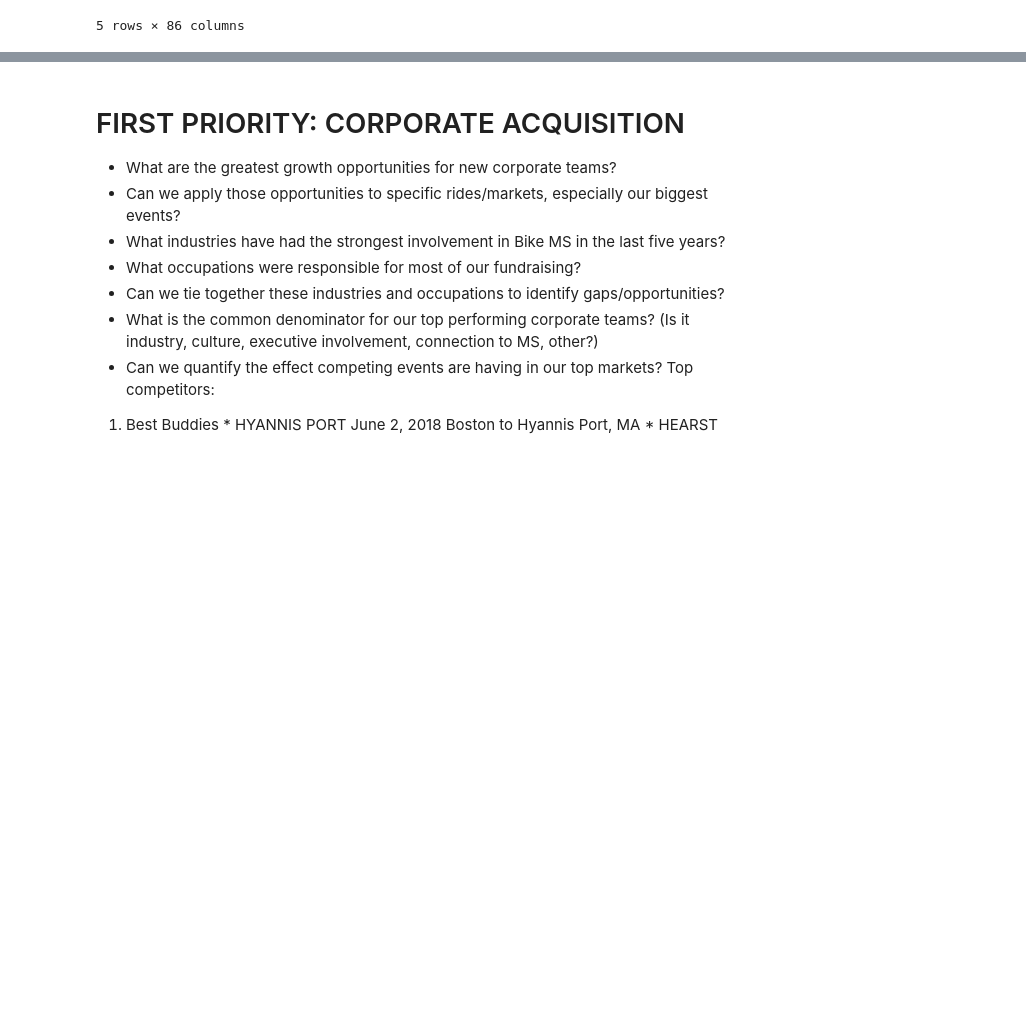
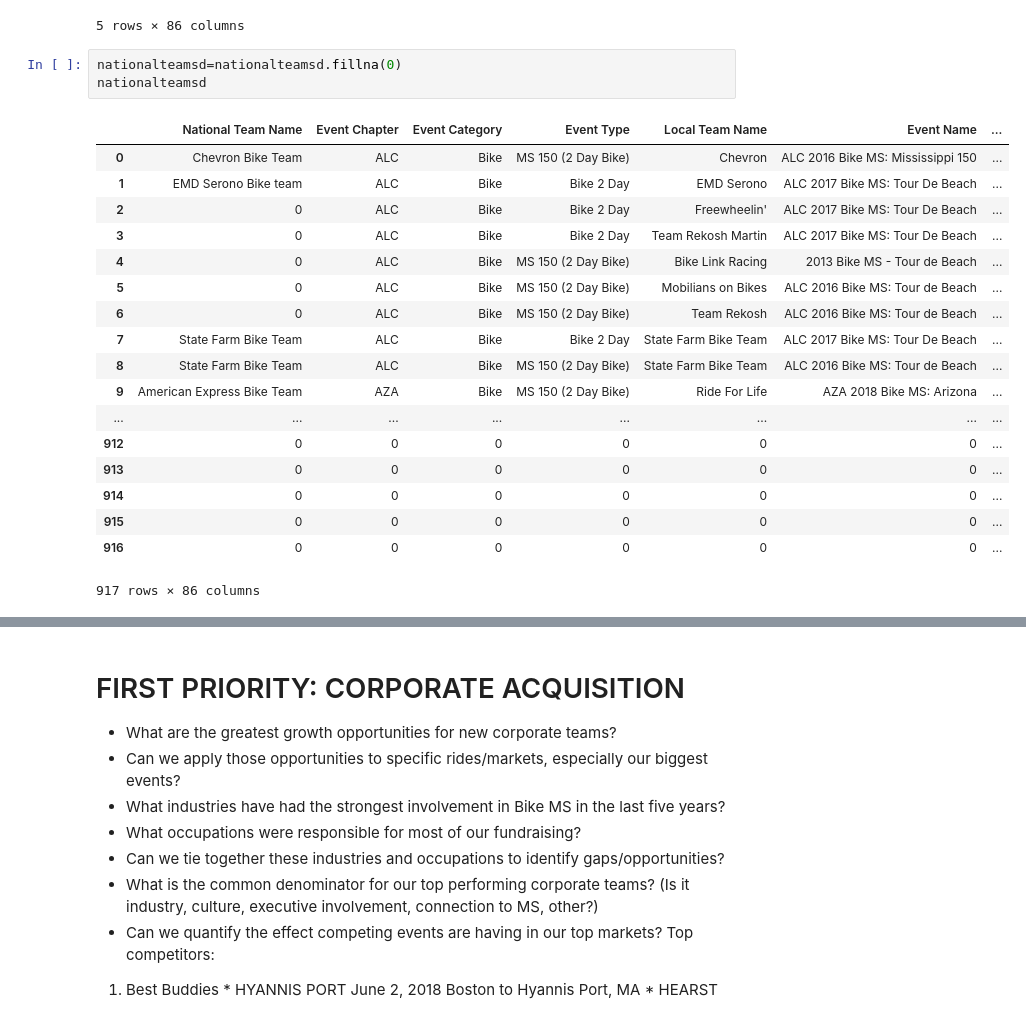
Before and after one commit to mills-jeffreyb/GENBA894, a Jupyter notebook: Mills_Jeff_CapstoneProject-National Bike Teams.ipynb, the cells around one changed output, grey strips where cells are left out. Cells and saved outputs as stored; diff of their text form; blank space fills up the shorter version.

```diff
--- a/Mills_Jeff_CapstoneProject-National Bike Teams.ipynb
+++ b/Mills_Jeff_CapstoneProject-National Bike Teams.ipynb
@@ -378,6 +419,28 @@ nationalteamsd.head()
 | 3 | NaN | ALC | Bike | Bike 2 Day | Team Rekosh Martin | ALC 2017 Bike MS: Tour De Beach | ... |
 | 4 | NaN | ALC | Bike | MS 150 (2 Day Bike) | Bike Link Racing | 2013 Bike MS - Tour de Beach | ... |
 5 rows × 86 columns
+# %%
+nationalteamsd=nationalteamsd.fillna(0)
+nationalteamsd
+# %% [output]
+|  | National Team Name | Event Chapter | Event Category | Event Type | Local Team Name | Event Name | ... |
+| 0 | Chevron Bike Team | ALC | Bike | MS 150 (2 Day Bike) | Chevron | ALC 2016 Bike MS: Mississippi 150 | ... |
+| 1 | EMD Serono Bike team | ALC | Bike | Bike 2 Day | EMD Serono | ALC 2017 Bike MS: Tour De Beach | ... |
+| 2 | 0 | ALC | Bike | Bike 2 Day | Freewheelin' | ALC 2017 Bike MS: Tour De Beach | ... |
+| 3 | 0 | ALC | Bike | Bike 2 Day | Team Rekosh Martin | ALC 2017 Bike MS: Tour De Beach | ... |
+| 4 | 0 | ALC | Bike | MS 150 (2 Day Bike) | Bike Link Racing | 2013 Bike MS - Tour de Beach | ... |
+| 5 | 0 | ALC | Bike | MS 150 (2 Day Bike) | Mobilians on Bikes | ALC 2016 Bike MS: Tour de Beach | ... |
+| 6 | 0 | ALC | Bike | MS 150 (2 Day Bike) | Team Rekosh | ALC 2016 Bike MS: Tour de Beach | ... |
+| 7 | State Farm Bike Team | ALC | Bike | Bike 2 Day | State Farm Bike Team | ALC 2017 Bike MS: Tour De Beach | ... |
+| 8 | State Farm Bike Team | ALC | Bike | MS 150 (2 Day Bike) | State Farm Bike Team | ALC 2016 Bike MS: Tour de Beach | ... |
+| 9 | American Express Bike Team | AZA | Bike | MS 150 (2 Day Bike) | Ride For Life | AZA 2018 Bike MS: Arizona | ... |
+| ... | ... | ... | ... | ... | ... | ... | ... |
+| 912 | 0 | 0 | 0 | 0 | 0 | 0 | ... |
+| 913 | 0 | 0 | 0 | 0 | 0 | 0 | ... |
+| 914 | 0 | 0 | 0 | 0 | 0 | 0 | ... |
+| 915 | 0 | 0 | 0 | 0 | 0 | 0 | ... |
+| 916 | 0 | 0 | 0 | 0 | 0 | 0 | ... |
+917 rows × 86 columns
 # %%
 nationalteamsd.describe()
 # %% [output]
```
Also changed, not shown: parts of 14 cells of this notebook, 2 other files.
